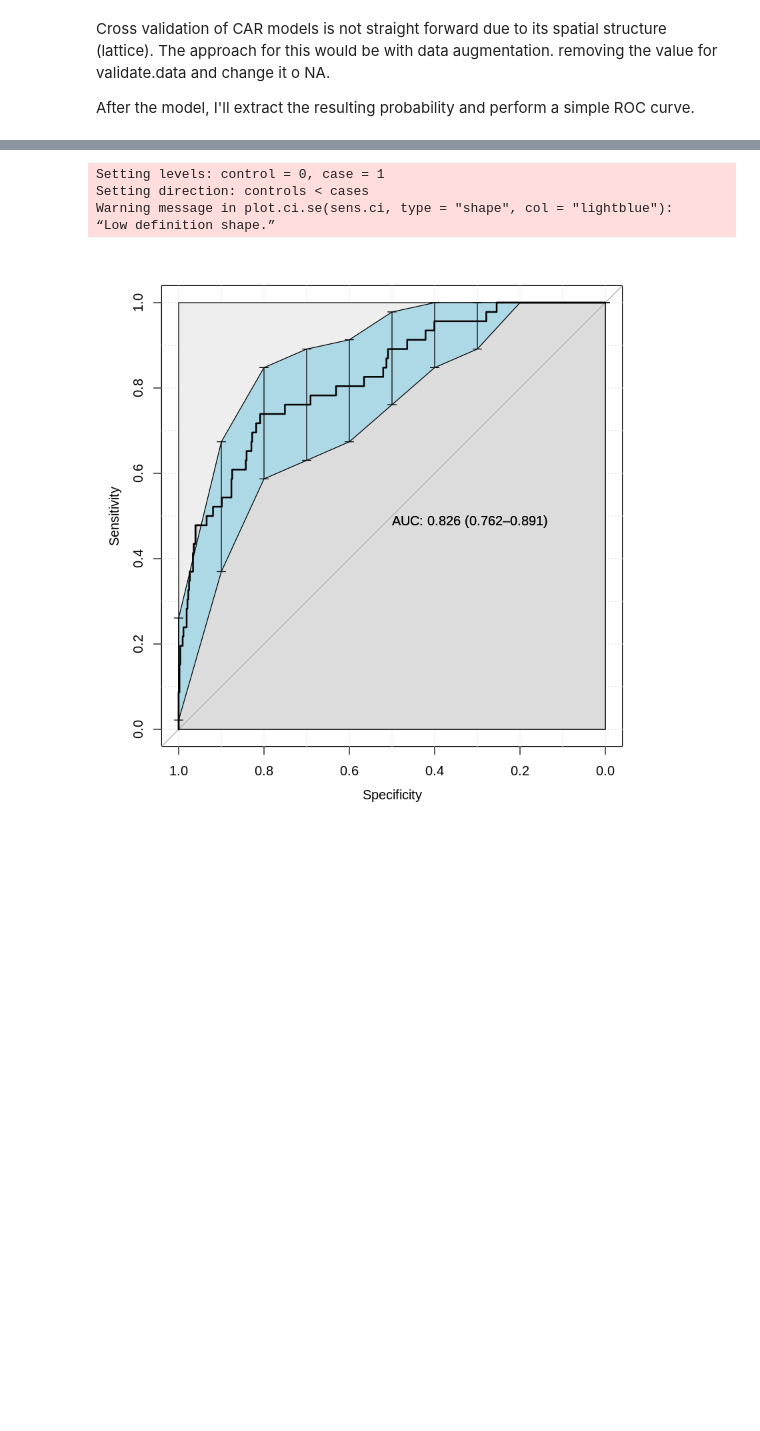
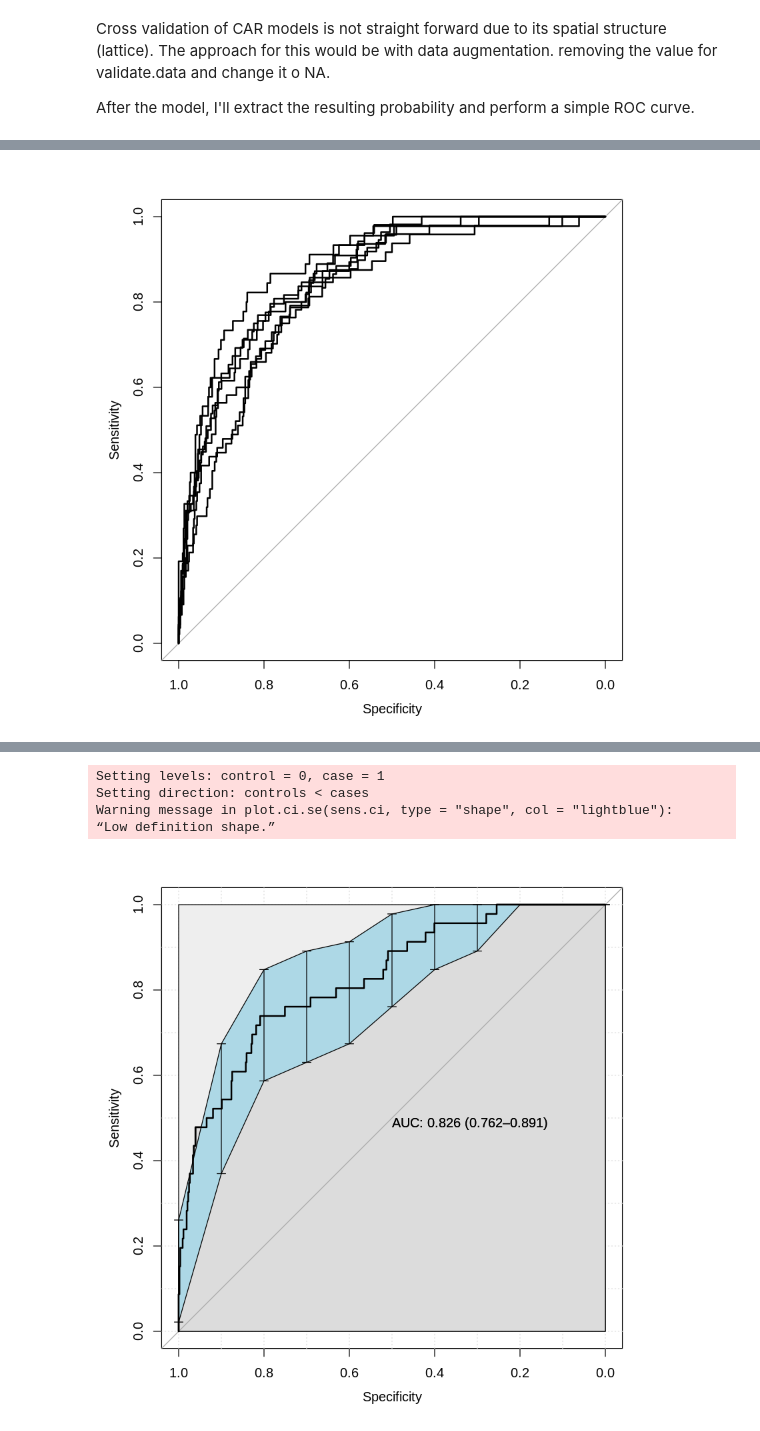
Before and after one commit to molgor/CAR-1SDM, a Jupyter notebook: biospytial.rwrapper/notebooks/CAR_models/model1/[Joint Model 1] CAR model-independent-CrossValidation.ipynb, the cells around one changed output, grey strips where cells are left out. Drawn from its saved outputs; the diff is of its cells as text; code cells hidden in the pictures; blank space fills up the shorter version.

```diff
--- a/biospytial.rwrapper/notebooks/CAR_models/model1/[Joint Model 1] CAR model-independent-CrossValidation.ipynb
+++ b/biospytial.rwrapper/notebooks/CAR_models/model1/[Joint Model 1] CAR model-independent-CrossValidation.ipynb
@@ -144,0 +196,7 @@ The following objects are masked from ‘package:stats’:
+# %%
+plot(l[[1]])
+for ( i in seq(2,length(l))) {
+ lines(l[[i]])
+}
+# %% [output]
+[figure, added]
```
Also changed, not shown: parts of 13 cells of this notebook.
